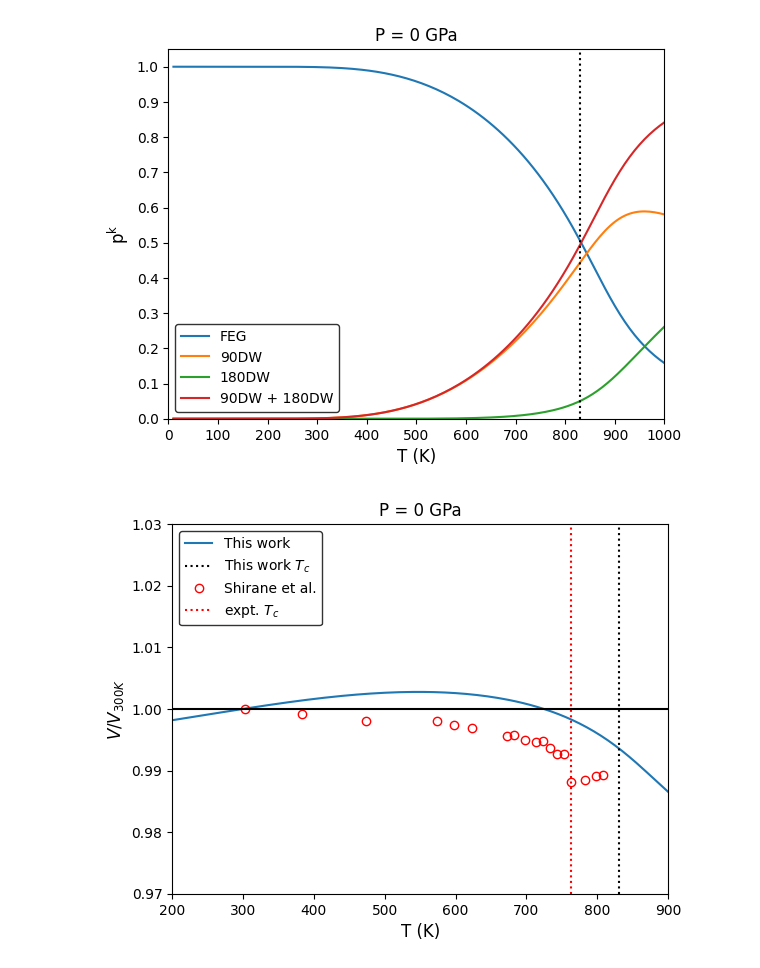
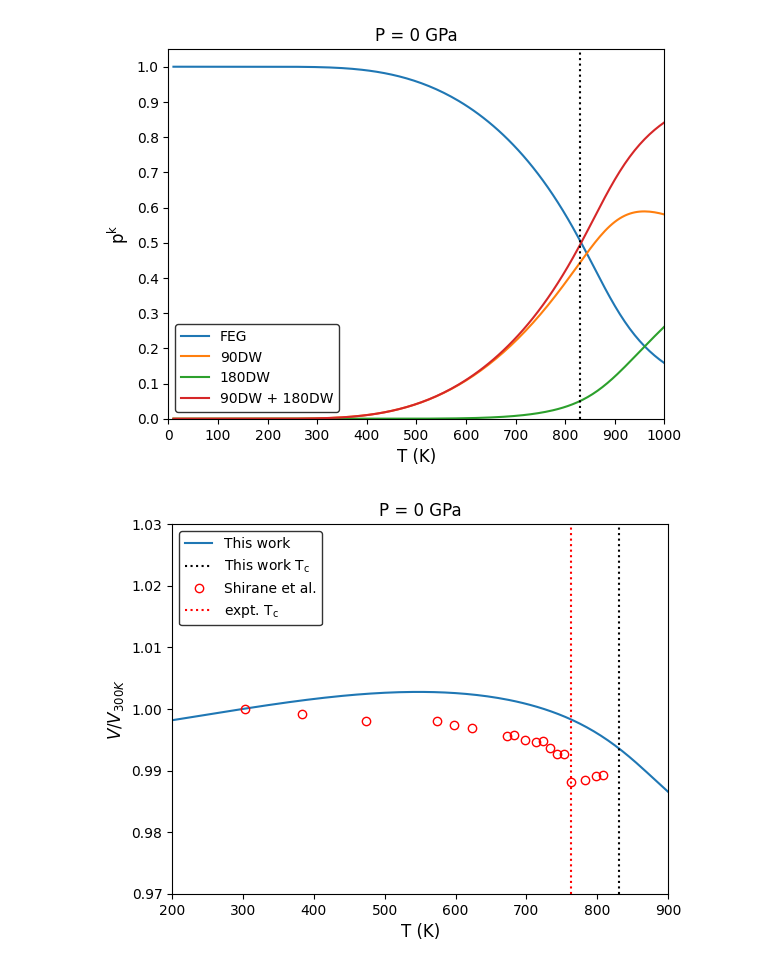
Before and after one commit to nhew1994/PyZentropy, a Jupyter notebook: plot_phonon_dos.ipynb, the cells around one changed output. Drawn from its saved outputs; the diff is of its cells as text; code cells hidden in the pictures.

```diff
--- a/plot_phonon_dos.ipynb
+++ b/plot_phonon_dos.ipynb
@@ -121,30 +121,28 @@ plt.savefig('probability_vs_T.png', dpi=300)
 # %%
 # Plot equilibrium volume vs T
 plt.plot(zentropy_properties[:,0], zentropy_properties[:,1]/zentropy_properties[58,1], label = 'This work')
 plt.axvline(x=830, color='black', linestyle=':', label = r'This work $\mathrm{T_{c}}$')
 
 expt_T = np.array([303.15, 383.15, 473.15, 573.15, 598.15, 623.15, 673.15, 683.15, 698.15, 713.15, 723.15, 733.15, 743.15, 753.15, 763.15, 783.15, 798.15, 808.15])
 expt_v = np.array([62.77, 62.72, 62.65, 62.65, 62.61, 62.58, 62.49, 62.5, 62.45, 62.43, 62.44, 62.37, 62.31, 62.31, 62.03, 62.05, 62.09, 62.1])
 plt.plot(expt_T, expt_v/expt_v[0], 'o', color='red', markerfacecolor='none', label = 'Shirane et al.')
 plt.axvline(x=763, color='red', linestyle=':', label = r'expt. $\mathrm{T_{c}}$')
 
 plt.xlim(200, 900)
 plt.title('P = 0 GPa')
 xlim = plt.gca().get_xlim()
 ticks = np.arange(np.floor(xlim[0]), np.ceil(xlim[1])+100, 100)
 plt.xticks(ticks);
 plt.ylim(0.97, 1.03)
 
 plt.xlabel('T (K)', fontsize=12)
 #plt.ylabel(r'Unit Cell Volume ($\mathrm{\AA^3}$)', fontsize=12);
 plt.ylabel(r'$V/V_{300 K}$', fontsize=12);
+plt.legend(edgecolor='black')
 
-# Plot a black horizontal line at y=1
-plt.axhline(y=1, color='black')
-plt.legend(edgecolor='black')
 # Save a high resolution image
 plt.savefig('volume_vs_T.png', dpi=300)
 # %% [output]
-[figure, old version]
+[figure, new version]
 # %%
 # [Tdir, v0, f0, s0, cv0, bb0*changeunit, sconf0, cvconf0, bconf0*changeunit, te0, cp0, cpconf0, frac]
```
Also changed, not shown: parts of 4 cells of this notebook, 22 other files.
